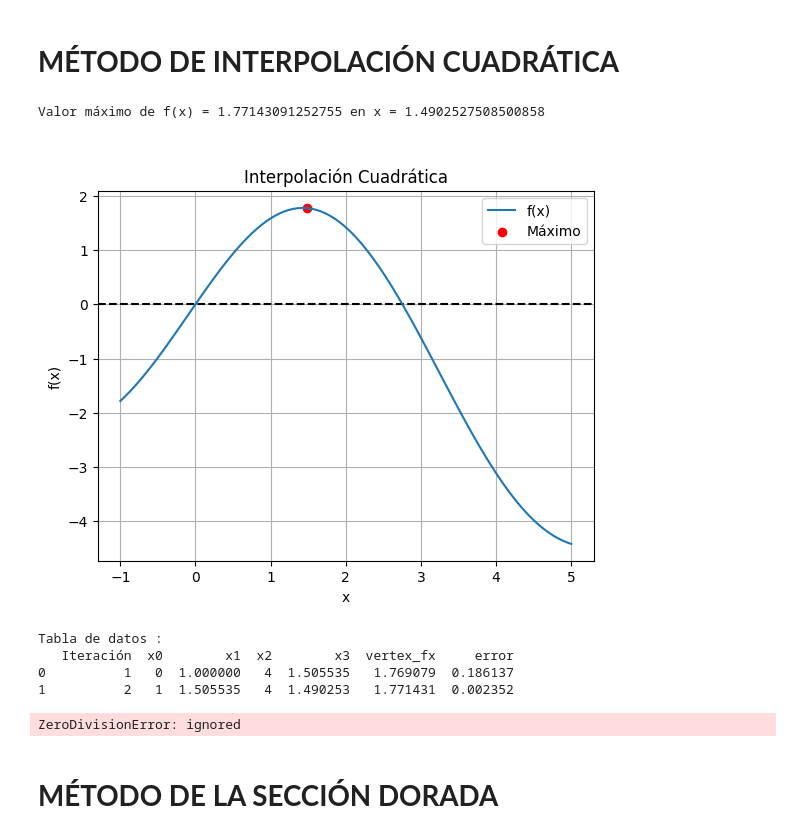
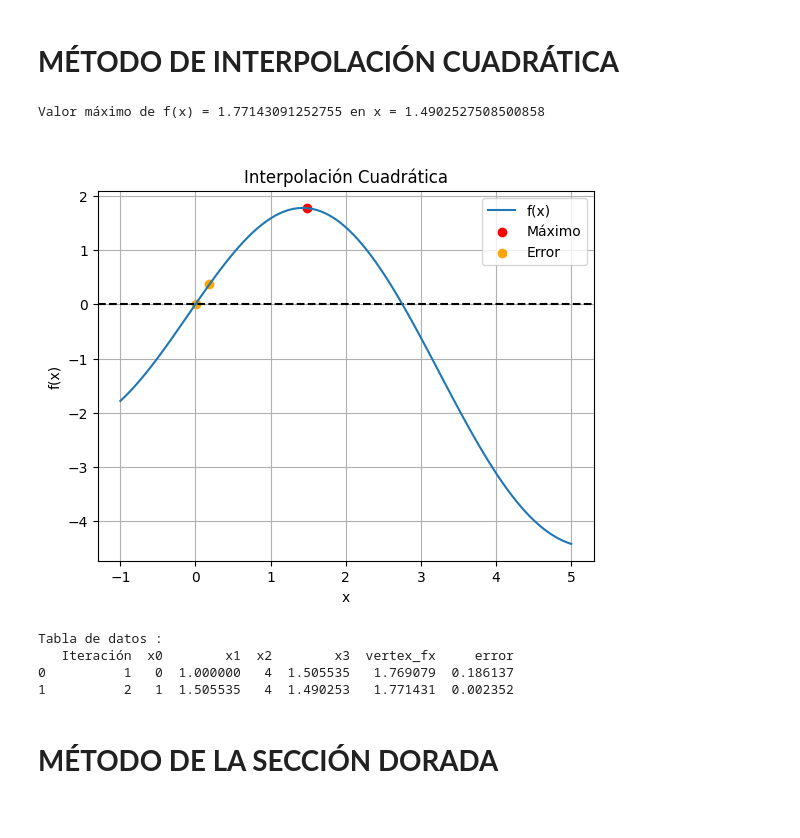
Before and after one commit to danielapavas/Optimizacion, a Jupyter notebook: Metodo_de_bisección.ipynb, the cells around one changed output. Saved outputs shown, nothing was run; the diff lists cells and outputs as text; code cells hidden in the pictures.

```diff
--- a/Metodo_de_bisección.ipynb
+++ b/Metodo_de_bisección.ipynb
@@ -108,6 +109,7 @@ Tabla de datos:
 # %%
 def interpolacionCuadratica(f, x0, x1, x2, minimize=True, tol=0.1, maximo=100):
     history = []  # Almacenar datos para la tabla
+    errores = []
 
     for i in range(maximo):
         fx0 = f(x0)
@@ -121,7 +123,7 @@ def interpolacionCuadratica(f, x0, x1, x2, minimize=True, tol=0.1, maximo=100):
 
         error = abs(vertex_fx - fx1)
         history.append((i + 1, x0, x1, x2, x3, vertex_fx, error))
-
+        errores.append(error)
 
         if vertex_fx >= fx1 and x3 > x1:
                 x0 = x1
@@ -147,85 +149,47 @@ def interpolacionCuadratica(f, x0, x1, x2, minimize=True, tol=0.1, maximo=100):
 
     df = pd.DataFrame(history, columns=['Iteración', 'x0', 'x1', 'x2', 'x3', 'vertex_fx', 'error'])
 
-    return x1, f(x1), df
+    return x1, f(x1), df, errores
 
 def f(x):
     return 2 * np.sin(x) - x**2 / 10
 
 x0 = 0
 x1 = 1
 x2 = 4
 
 # Buscar máximo
-max_x, max_valor, max_history = interpolacionCuadratica(f, x0, x1, x2, minimize=False)
-
-# Buscar mínimo
-min_x, min_valor, min_history = interpolacionCuadratica(f, x0, x1, x2, minimize=True)
+max_x, max_valor, max_history, errores = interpolacionCuadratica(f, x0, x1, x2, minimize=False)
 
 # Imprimir resultados
 print("\nValor máximo de f(x) =", max_valor, "en x =", max_x)
 
 # Generar gráficos
 x_vals = np.linspace(-1, 5, 100)
 y_vals = f(x_vals)
 plt.axhline(y=0, color='black', linestyle='--')
 plt.plot(x_vals, y_vals, label='f(x)')
 plt.scatter([max_x], [max_valor], color='red', label='Máximo')
+plt.scatter(errores, [f(x) for x in errores], color='orange', label='Error')
 
 plt.xlabel('x')
 plt.ylabel('f(x)')
 plt.title('\nInterpolación Cuadrática')
 plt.legend()
 plt.grid(True)
 plt.show()
 
 # Tabla de datos
 #Tabla de datos para el máximo
 print("\nTabla de datos :")
 print(max_history)
 # %% [output]
 Valor máximo de f(x) = 1.77143091252755 en x = 1.4902527508500858
-[figure, old version]
+[figure, new version]
 Tabla de datos :
    Iteración  x0        x1  x2        x3  vertex_fx     error
 0          1   0  1.000000   4  1.505535   1.769079  0.186137
 1          2   1  1.505535   4  1.490253   1.771431  0.002352
-# %%
-# Define the function you want to interpolate
-def f(x):
-    return x**2 + 2*x + 1
-
-# Choose three points for the interpolation
-x = [0, 1, 2]
-y = [f(x[0]), f(x[1]), f(x[2])]
-
-# Define the inverse quadratic interpolation formula
-def inv_quad_interp(x, y):
-    a = y[0] / ((x[0] - x[1]) * (x[0] - x[2]))
-    b = y[1] / ((x[1] - x[0]) * (x[1] - x[2]))
-    c = y[2] / ((x[2] - x[0]) * (x[2] - x[1]))
-    return x[0] * b * c / ((x[0] - x[1]) * (x[0] - x[2])) + x[1] * a * c / ((x[1] - x[0]) * (x[1] - x[2])) + x[2] * a * b / ((x[2] - x[0]) * (x[2] - x[1]))
-
-# Perform inverse quadratic interpolation
-x_new = inv_quad_interp(x, y)
-tol = 1e-8
-max_iter = 100
-iter_count = 0
-while abs(f(x_new)) > tol and iter_count < max_iter:
-    x[0] = x[1]
-    x[1] = x[2]
-    x[2] = x_new
-    y[0] = y[1]
-    y[1] = y[2]
-    y[2] = f(x_new)
-    x_new = inv_quad_interp(x, y)
-    iter_count += 1
-
-# Print the root and the number of iterations
-print("Root:", x_new)
-print("Iterations:", iter_count)
-# %% [output]
-ZeroDivisionError: ignored
 # %% [markdown]
 # **MÉTODO DE LA SECCIÓN DORADA**
 # %%
```
Also changed, not shown: parts of 5 cells of this notebook.
